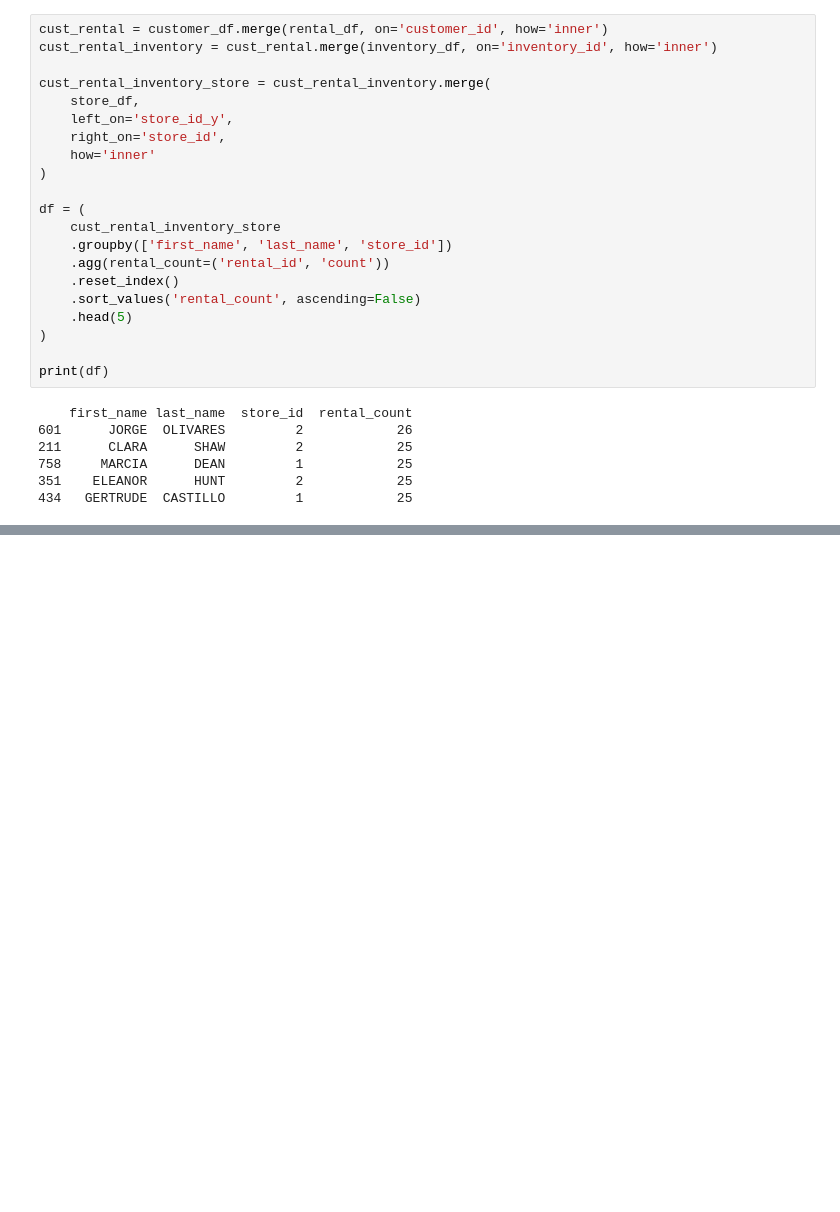
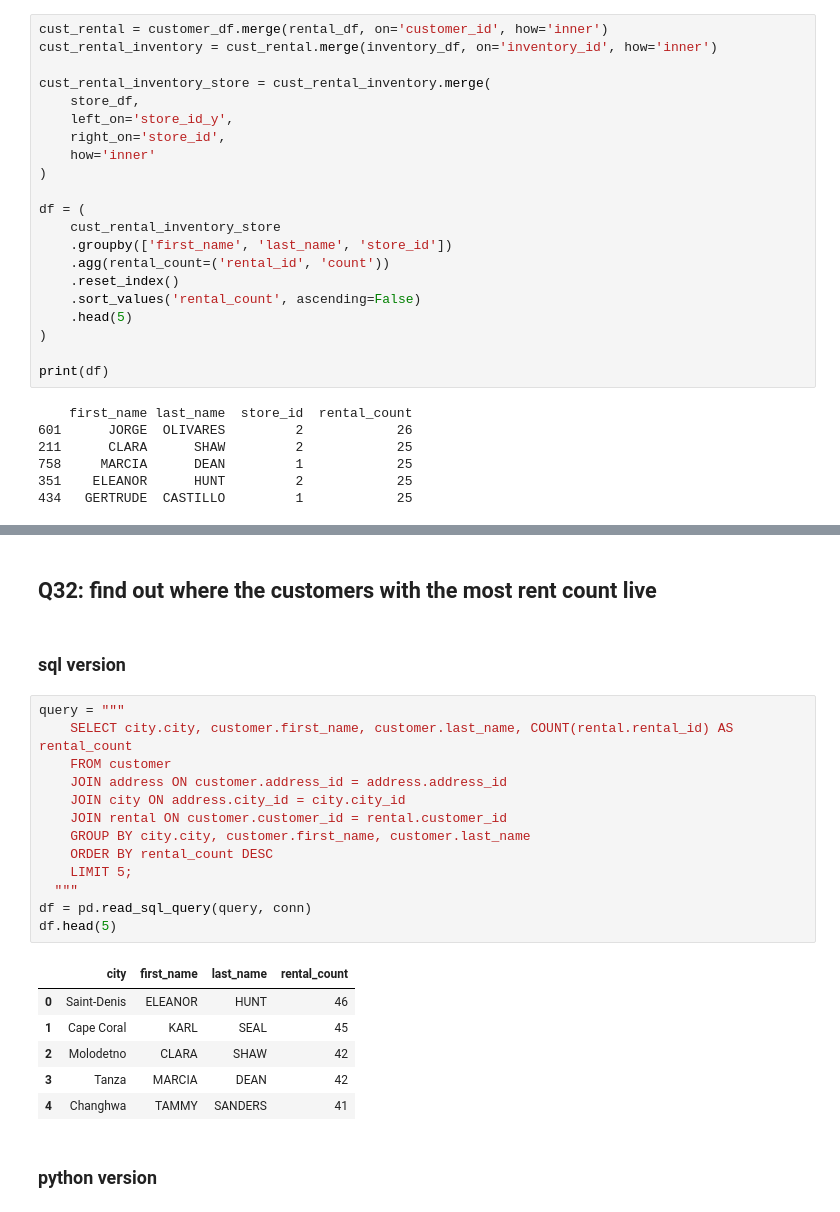
Before and after one commit to cenkerarin/lotus-practice, a Jupyter notebook: practice.ipynb, the cells around one changed output, grey strips where cells are left out. Cells and saved outputs as stored; diff of their text form; blank space fills up the shorter version.

```diff
--- a/practice.ipynb
+++ b/practice.ipynb
@@ -1485,0 +1541,26 @@ print(df)
+# %% [markdown]
+## Q32: find out where the customers with the most rent count live
+# %% [markdown]
+### sql version
+# %%
+query = """
+    SELECT city.city, customer.first_name, customer.last_name, COUNT(rental.rental_id) AS rental_count
+    FROM customer
+    JOIN address ON customer.address_id = address.address_id
+    JOIN city ON address.city_id = city.city_id
+    JOIN rental ON customer.customer_id = rental.customer_id
+    GROUP BY city.city, customer.first_name, customer.last_name
+    ORDER BY rental_count DESC
+    LIMIT 5;
+  """
+df = pd.read_sql_query(query, conn)
+df.head(5)
+# %% [output]
+|  | city | first_name | last_name | rental_count |
+| 0 | Saint-Denis | ELEANOR | HUNT | 46 |
+| 1 | Cape Coral | KARL | SEAL | 45 |
+| 2 | Molodetno | CLARA | SHAW | 42 |
+| 3 | Tanza | MARCIA | DEAN | 42 |
+| 4 | Changhwa | TAMMY | SANDERS | 41 |
+# %% [markdown]
+### python version
```
Also changed, not shown: parts of 43 cells of this notebook.
